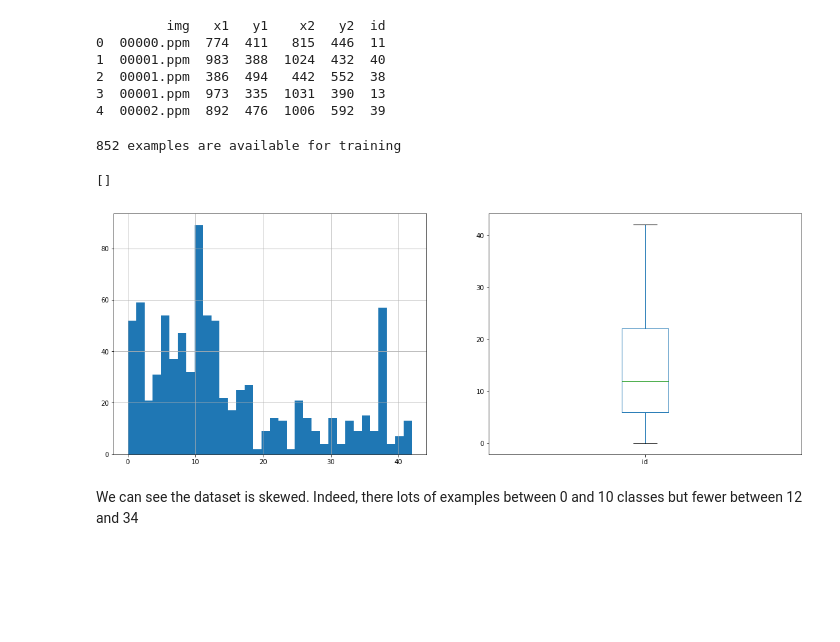
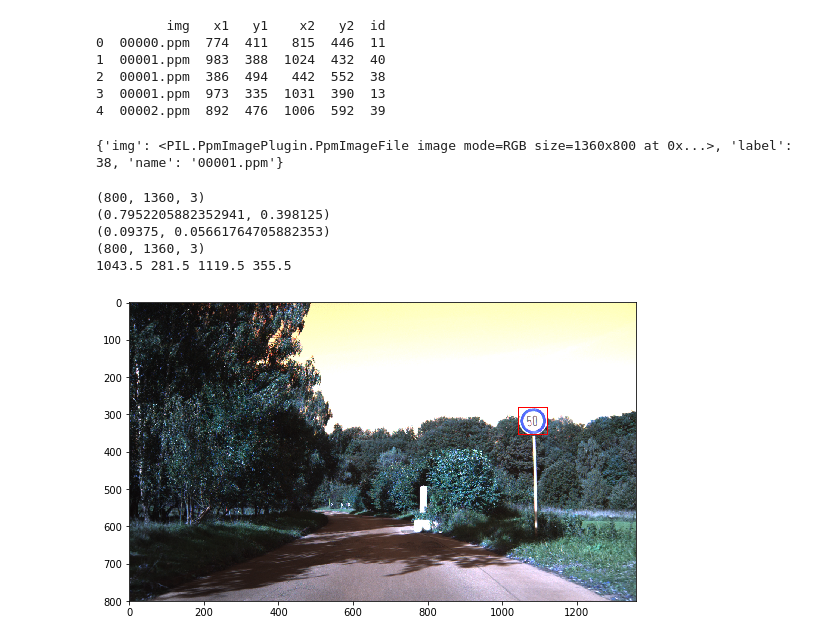
Before and after one commit to paulesta55/Traffic-Detection, a Jupyter notebook: data_preparation.ipynb, the cells around one changed output. Cells and saved outputs as stored; diff of their text form; code cells hidden in the pictures; blank space fills up the shorter version.

Commit message:
update yolo-obj.cfg + add sanity check to notebook

```diff
--- a/data_preparation.ipynb
+++ b/data_preparation.ipynb
@@ -27,9 +31,6 @@ class DataLoader:
         self.gtsdb = pd.read_csv(os.path.abspath(label_path), sep=";", header=None,names=
                                  ["img", "x1", "y1", "x2", "y2","id"])
         print(self.gtsdb.head())
-
-    def __getattr__(self,attribute):
-        return self[attribute]
 
     def __getitem__(self,idx):
         return {'img':self.load_image(idx),
@@ -123,18 +157,30 @@ dataLoader = DataLoader(verbose=False,names_path=os.path.join('data','obj.names'
 2  00001.ppm  386  494   442  552  38
 3  00001.ppm  973  335  1031  390  13
 4  00002.ppm  892  476  1006  592  39
-# %%
-print(str.format("{0} examples are available for training", str(len(dataLoader.gtsdb))))
-f = plt.figure(figsize=(19, 15))
-plt.subplot('221')
-dataLoader.gtsdb.id.hist(bins=34)
-plt.plot()
-plt.subplot('222')
-dataLoader.gtsdb.id.plot.box()
-plt.plot()
-# %% [output]
-852 examples are available for training
-[]
-[figure, removed]
-# %% [markdown]
-We can see the dataset is skewed. Indeed, there lots of examples between 0 and 10 classes but fewer between 12 and 34
+# %%
+img = dataLoader[2]
+
+print(img)
+dataLoader.ppm2jpg(img['img'],img['name'])
+# %% [output]
+{'img': <PIL.PpmImagePlugin.PpmImageFile image mode=RGB size=1360x800 at 0x...>, 'label': 38, 'name': '00001.ppm'}
+# %%
+# Sanity check
+example = dataLoader[20]
+
+im = PIL2Np(example['img'])
+
+print(im.shape)
+
+bb_coordinates = dataLoader.get_bb_coordinates(example)
+
+new_im = draw_bb(im,(bb_coordinates['x_center'],bb_coordinates['y_center']),(bb_coordinates['height'],bb_coordinates['width']),
+        im.shape)
+display_image(new_im)
+# %% [output]
+(800, 1360, 3)
+(0.7952205882352941, 0.398125)
+(0.09375, 0.05661764705882353)
+(800, 1360, 3)
+1043.5 281.5 1119.5 355.5
+[figure, added]
```
Also changed, not shown: parts of 4 cells of this notebook.
